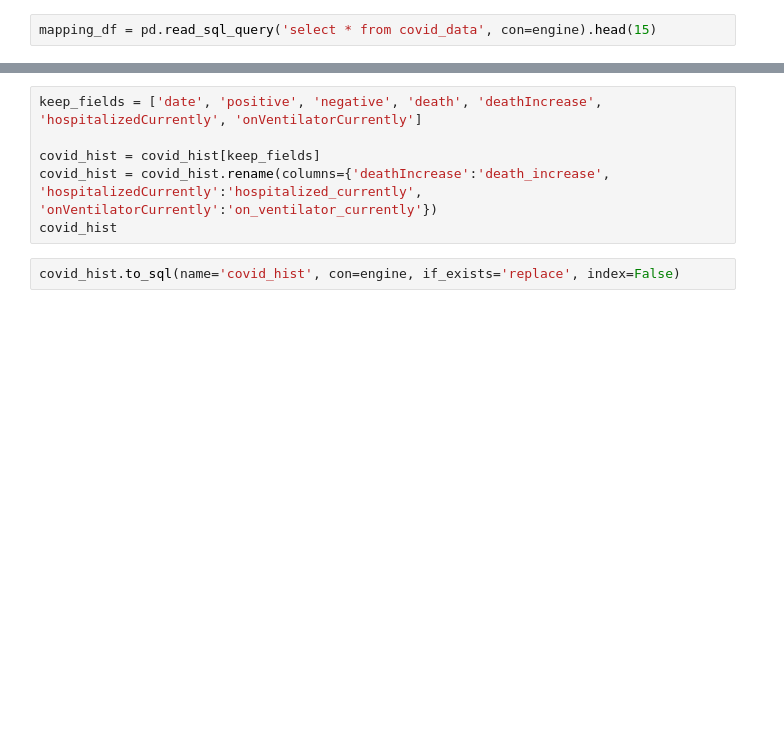
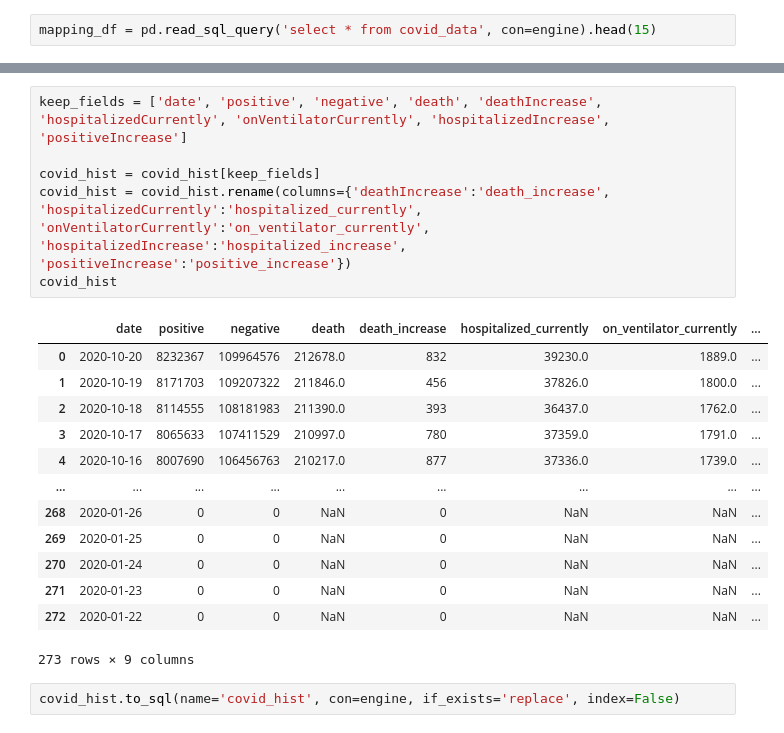
Before and after one commit to emilbello/COVID-19-Tracker, a Jupyter notebook: TimeSeries.ipynb, the cells around one changed output, grey strips where cells are left out. Cells and saved outputs as stored; diff of their text form; blank space fills up the shorter version.

Commit message:
Reworked app.py, covid_sql.sql, and TimeSeries

```diff
--- a/TimeSeries.ipynb
+++ b/TimeSeries.ipynb
@@ -292,9 +813,23 @@ covid_hist.head(20)
 # %%
-keep_fields = ['date', 'positive', 'negative', 'death', 'deathIncrease', 'hospitalizedCurrently', 'onVentilatorCurrently']
+keep_fields = ['date', 'positive', 'negative', 'death', 'deathIncrease', 'hospitalizedCurrently', 'onVentilatorCurrently', 'hospitalizedIncrease', 'positiveIncrease']
 
 covid_hist = covid_hist[keep_fields]
-covid_hist = covid_hist.rename(columns={'deathIncrease':'death_increase', 'hospitalizedCurrently':'hospitalized_currently', 'onVentilatorCurrently':'on_ventilator_currently'})
+covid_hist = covid_hist.rename(columns={'deathIncrease':'death_increase', 'hospitalizedCurrently':'hospitalized_currently', 'onVentilatorCurrently':'on_ventilator_currently', 'hospitalizedIncrease':'hospitalized_increase', 'positiveIncrease':'positive_increase'})
 covid_hist
+# %% [output]
+|  | date | positive | negative | death | death_increase | hospitalized_currently | on_ventilator_currently | ... |
+| 0 | 2020-10-20 | 8232367 | 109964576 | 212678.0 | 832 | 39230.0 | 1889.0 | ... |
+| 1 | 2020-10-19 | 8171703 | 109207322 | 211846.0 | 456 | 37826.0 | 1800.0 | ... |
+| 2 | 2020-10-18 | 8114555 | 108181983 | 211390.0 | 393 | 36437.0 | 1762.0 | ... |
+| 3 | 2020-10-17 | 8065633 | 107411529 | 210997.0 | 780 | 37359.0 | 1791.0 | ... |
+| 4 | 2020-10-16 | 8007690 | 106456763 | 210217.0 | 877 | 37336.0 | 1739.0 | ... |
+| ... | ... | ... | ... | ... | ... | ... | ... | ... |
+| 268 | 2020-01-26 | 0 | 0 | NaN | 0 | NaN | NaN | ... |
+| 269 | 2020-01-25 | 0 | 0 | NaN | 0 | NaN | NaN | ... |
+| 270 | 2020-01-24 | 0 | 0 | NaN | 0 | NaN | NaN | ... |
+| 271 | 2020-01-23 | 0 | 0 | NaN | 0 | NaN | NaN | ... |
+| 272 | 2020-01-22 | 0 | 0 | NaN | 0 | NaN | NaN | ... |
+273 rows × 9 columns
 # %%
 covid_hist.to_sql(name='covid_hist', con=engine, if_exists='replace', index=False)
 # %%
```
Also changed, not shown: parts of 48 cells of this notebook, 5 other files.
